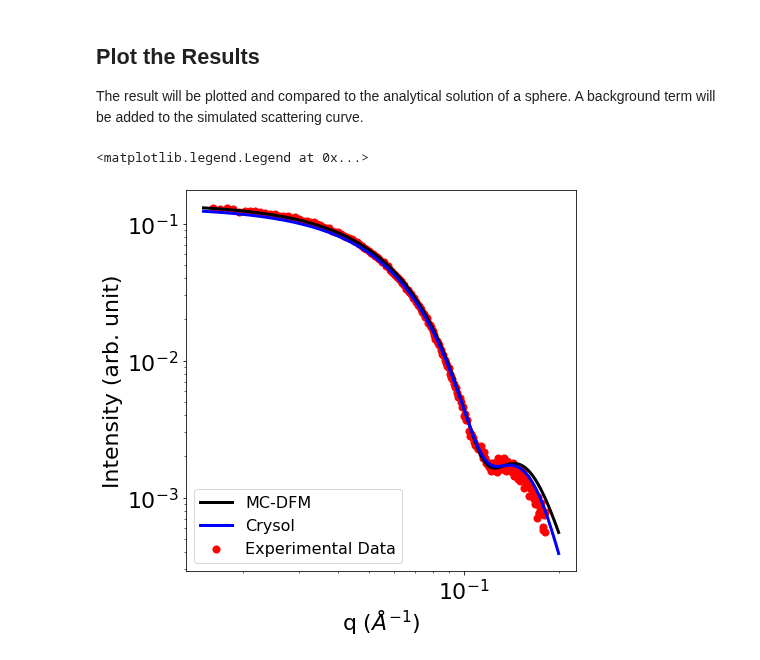
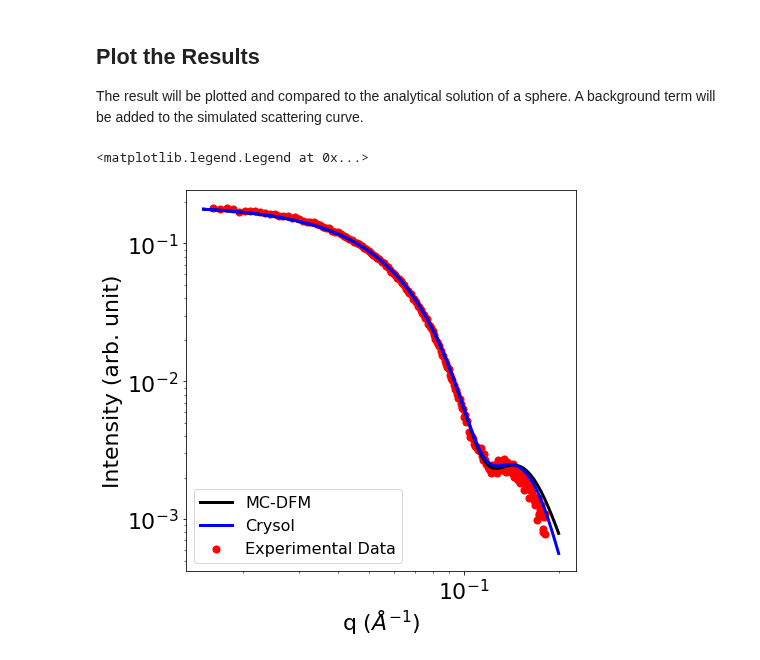
Before and after one commit to pozzo-research-group/MC-DFM, a Jupyter notebook: Notebooks/RhuA Simulate Scattering Curve.ipynb, the cells around one changed output. Drawn from its saved outputs; the diff is of its cells as text; code cells hidden in the pictures.

```diff
--- a/Notebooks/RhuA Simulate Scattering Curve.ipynb
+++ b/Notebooks/RhuA Simulate Scattering Curve.ipynb
@@ -67,21 +68,21 @@ The result will be plotted and compared to the analytical solution of a sphere.
 # %%
 plt.rcParams.update({'font.size': 22})
 fig, ax = plt.subplots(figsize=(7,7))
 exp_data = np.load('../Data/RhuA/01012_A4-T2_azoRhuA_000_sub.npy')
 crysol = np.loadtxt('../Data/RhuA/RhuA_Scattering_Crysol_no_hydration_layer.txt', skiprows=1)
-plt.scatter(exp_data[:,0], exp_data[:,1]*0.97, label = 'Experimental Data', s = 50, color = 'red')
-plt.plot(q, I_q*6.3e3, linewidth = 3, label = 'MC-DFM', color = 'k')
-plt.plot(crysol[14:-300,0], crysol[14:-300,1]*1.7e0, linewidth = 3, label = 'Crysol', color = 'blue')
+plt.scatter(exp_data[:,0], exp_data[:,1]*1.35, label = 'Experimental Data', s = 50, color = 'red')
+plt.plot(q, I_q*1.6e-7, linewidth = 3, label = 'MC-DFM', color = 'k')
+plt.plot(crysol[14:-300,0], crysol[14:-300,1]*2.45e0, linewidth = 3, label = 'Crysol', color = 'blue')
 
 plt.yscale('log')
 plt.xscale('log')
 plt.ylabel('Intensity (arb. unit)')
 plt.xlabel('q ($\AA^{-1}$)')
 plt.legend(fontsize=16)
-#plt.savefig('../Images/RhuA/MC-DFM_RhuA.png', dpi=600, bbox_inches="tight")
+#plt.savefig('../Images/RhuA/MC-DFM_RhuA_sim_data_and_exp.png', dpi=600, bbox_inches="tight")
 # %% [output]
 <matplotlib.legend.Legend at 0x...>
-[figure, old version]
+[figure, new version]
 # %%
 plt.rcParams.update({'font.size': 28})
 fig, ax = plt.subplots(figsize=(7,7))
```
Also changed, not shown: parts of 2 cells of this notebook.
